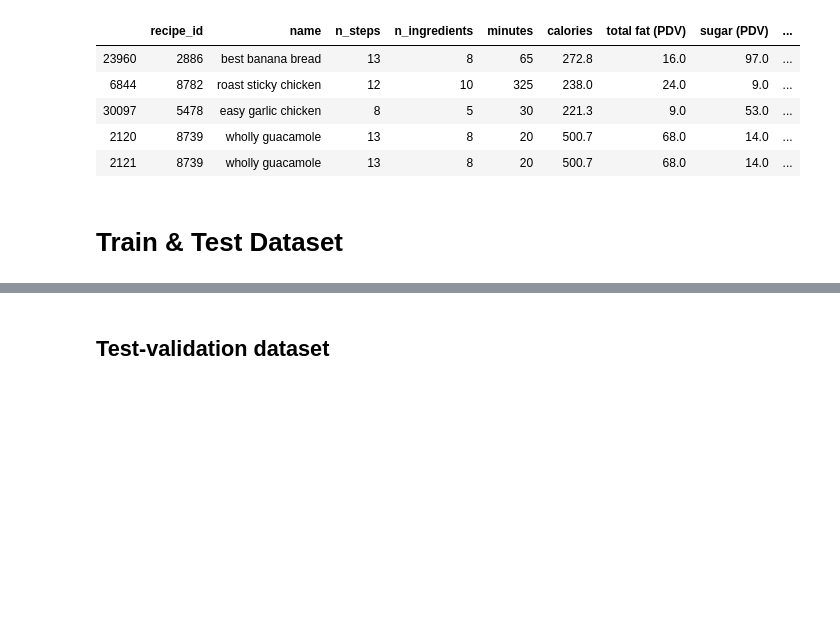
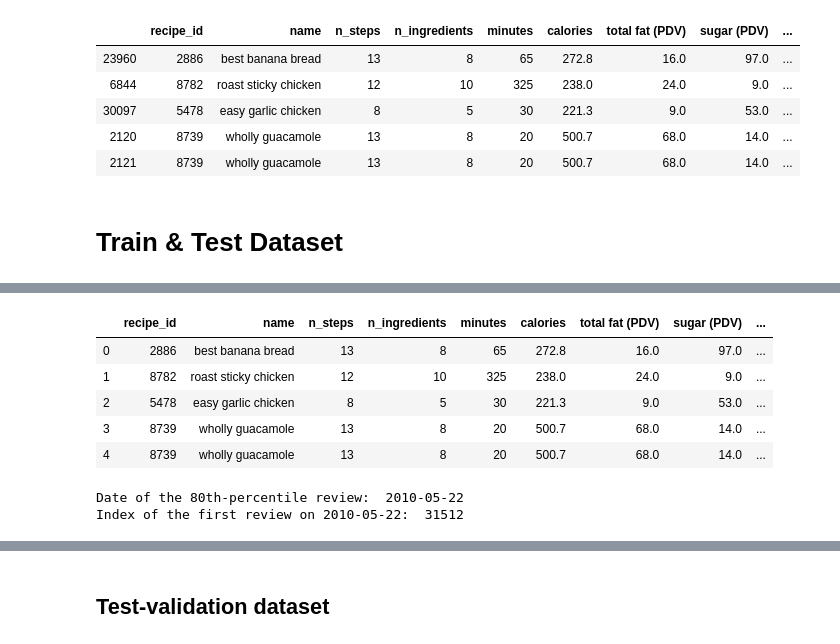
Before and after one commit to tangihan/Recipe-Recommender-System, a Jupyter notebook: Codes/Extract Train and Test Datasets.ipynb, the cells around one changed output, grey strips where cells are left out. Cells and saved outputs as stored; diff of their text form; code cells hidden in the pictures; blank space fills up the shorter version.

```diff
--- a/Codes/Extract Train and Test Datasets.ipynb
+++ b/Codes/Extract Train and Test Datasets.ipynb
@@ -246,0 +213,21 @@ test_set
+# %%
+all_dataset = pd.read_csv('./Dataset/final_dataset.csv')
+all_dataset.head()
+# %% [output]
+|  | recipe_id | name | n_steps | n_ingredients | minutes | calories | total fat (PDV) | sugar (PDV) | ... |
+| 0 | 2886 | best banana bread | 13 | 8 | 65 | 272.8 | 16.0 | 97.0 | ... |
+| 1 | 8782 | roast sticky chicken | 12 | 10 | 325 | 238.0 | 24.0 | 9.0 | ... |
+| 2 | 5478 | easy garlic chicken | 8 | 5 | 30 | 221.3 | 9.0 | 53.0 | ... |
+| 3 | 8739 | wholly guacamole | 13 | 8 | 20 | 500.7 | 68.0 | 14.0 | ... |
+| 4 | 8739 | wholly guacamole | 13 | 8 | 20 | 500.7 | 68.0 | 14.0 | ... |
+# %%
+import math
+
+date_80th = all_dataset.iloc[math.floor(.8 * len(all_dataset))]['date']
+print('Date of the 80th-percentile review: ', date_80th)
+
+i_date = all_dataset.index[all_dataset['date'] == date_80th].tolist()
+print(f'Index of the first review on {date_80th}: ', i_date[0])
+# %% [output]
+Date of the 80th-percentile review:  2010-05-22
+Index of the first review on 2010-05-22:  31512
```
Also changed, not shown: parts of 8 cells of this notebook, 4 other files.
